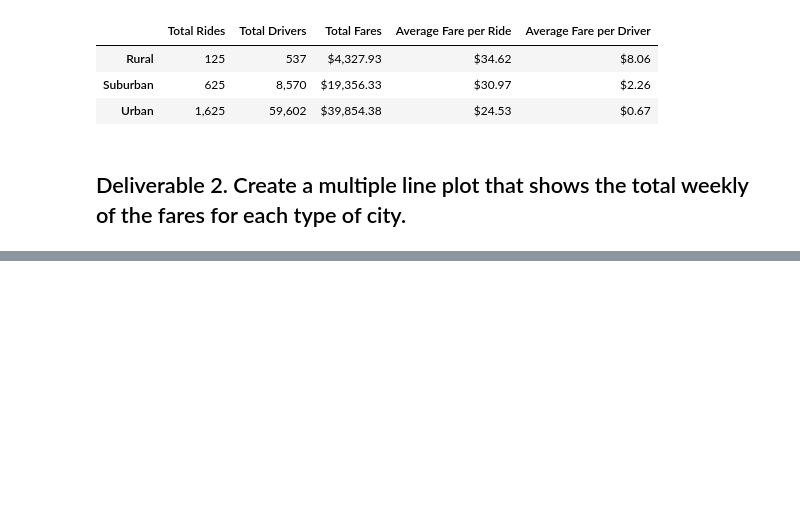
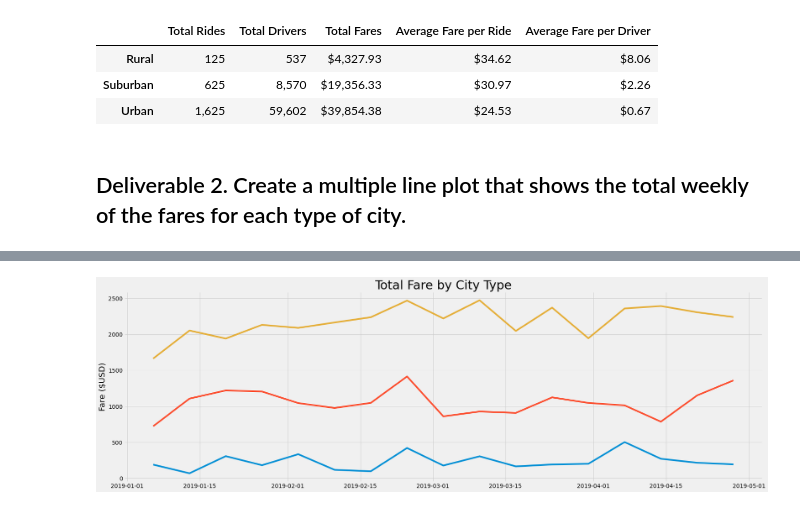
Before and after one commit to bromul/PyBer_Analysis, a Jupyter notebook: PyBer_Challenge.ipynb, the cells around one changed output, grey strips where cells are left out. Cells and saved outputs as stored; diff of their text form; code cells hidden in the pictures; blank space fills up the shorter version.

Commit message:
Updated Pyber Challenge

```diff
--- a/PyBer_Challenge.ipynb
+++ b/PyBer_Challenge.ipynb
@@ -133,3 +157,5 @@ pyber_summary_df
 # %%
 # 4. Create a pivot table with the 'date' as the index, the columns ='type', and values='fare'
 # to get the total fares for each type of city by the date.
+pyber_pivot = pyber_data_df.pivot(index = 'date', columns = 'type', values = 'fare')
+pyber_pivot.head(10)
@@ -136,2 +175,4 @@ pyber_summary_df
 # %%
 # 5. Create a new DataFrame from the pivot table DataFrame using loc on the given dates, '2019-01-01':'2019-04-29'.
+ride_date_df = pyber_pivot.loc['2019-01-01':'2019-04-29']
+ride_date_df
@@ -138,5 +194,5 @@ pyber_summary_df
 # %%
 # 6. Set the "date" index to datetime datatype. This is necessary to use the resample() method in Step 8.
-# df.index = pd.to_datetime(df.index)
+ride_date_df.index = pd.to_datetime(ride_date_df.index)
 # %%
 # 7. Check that the datatype for the index is datetime using df.info()
@@ -143,2 +211,5 @@ pyber_summary_df
 # %%
 # 8. Create a new DataFrame using the "resample()" function by week 'W' and get the sum of the fares for each week.
+
+pivot_resample_df = ride_date_df.resample('W').sum()
+pivot_resample_df.head(10)
@@ -145,7 +229,27 @@ pyber_summary_df
 # %%
-# 8. Using the object-oriented interface method, plot the resample DataFrame using the df.plot() function.
+# 9. Using the object-oriented interface method, plot the resample DataFrame using the df.plot() function.
+
 
 # Import the style from Matplotlib.
 from matplotlib import style
 # Use the graph style fivethirtyeight.
 style.use('fivethirtyeight')
+
+x_labels = ['Jan', 'Feb', 'Mar', 'Apr']
+# Create plot of pivot_resample_df using object-oriented interface method
+fig, ax = plt.subplots(figsize = (25, 8))
+ax.plot(pivot_resample_df, label = x_labels)
+
+# Add axis labels, title, and legend
+ax.set_title('Total Fare by City Type', fontsize = 30)
+ax.set_ylabel('Fare ($USD)', fontsize = 20)
+
+# Add legend
+
+# Save figure
+plt.savefig('Analysis/PyBer_fare_summary.png')
+
+# Plot graph
+plt.show()
+# %% [output]
+[figure, added]
```
Also changed, not shown: parts of 9 cells of this notebook.
